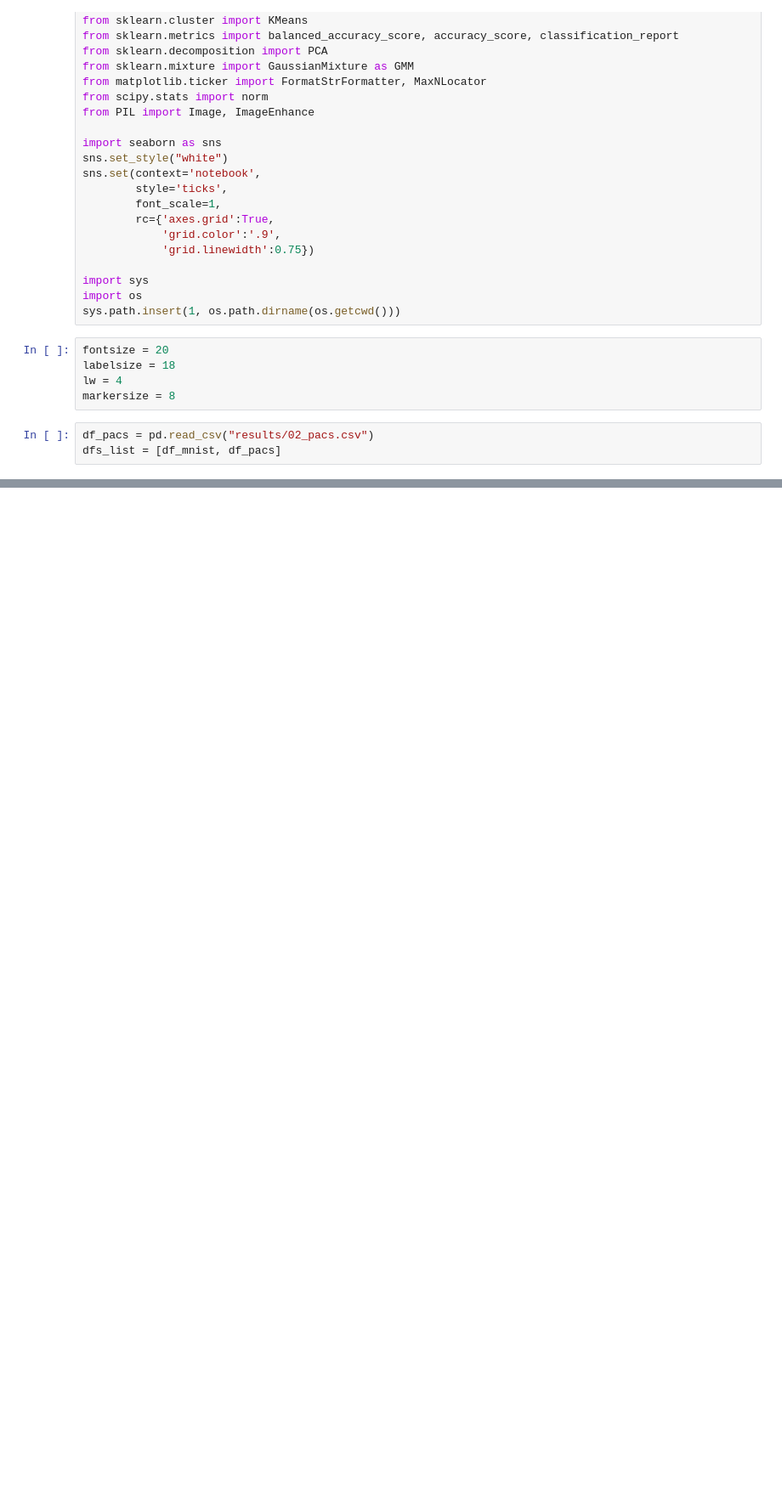
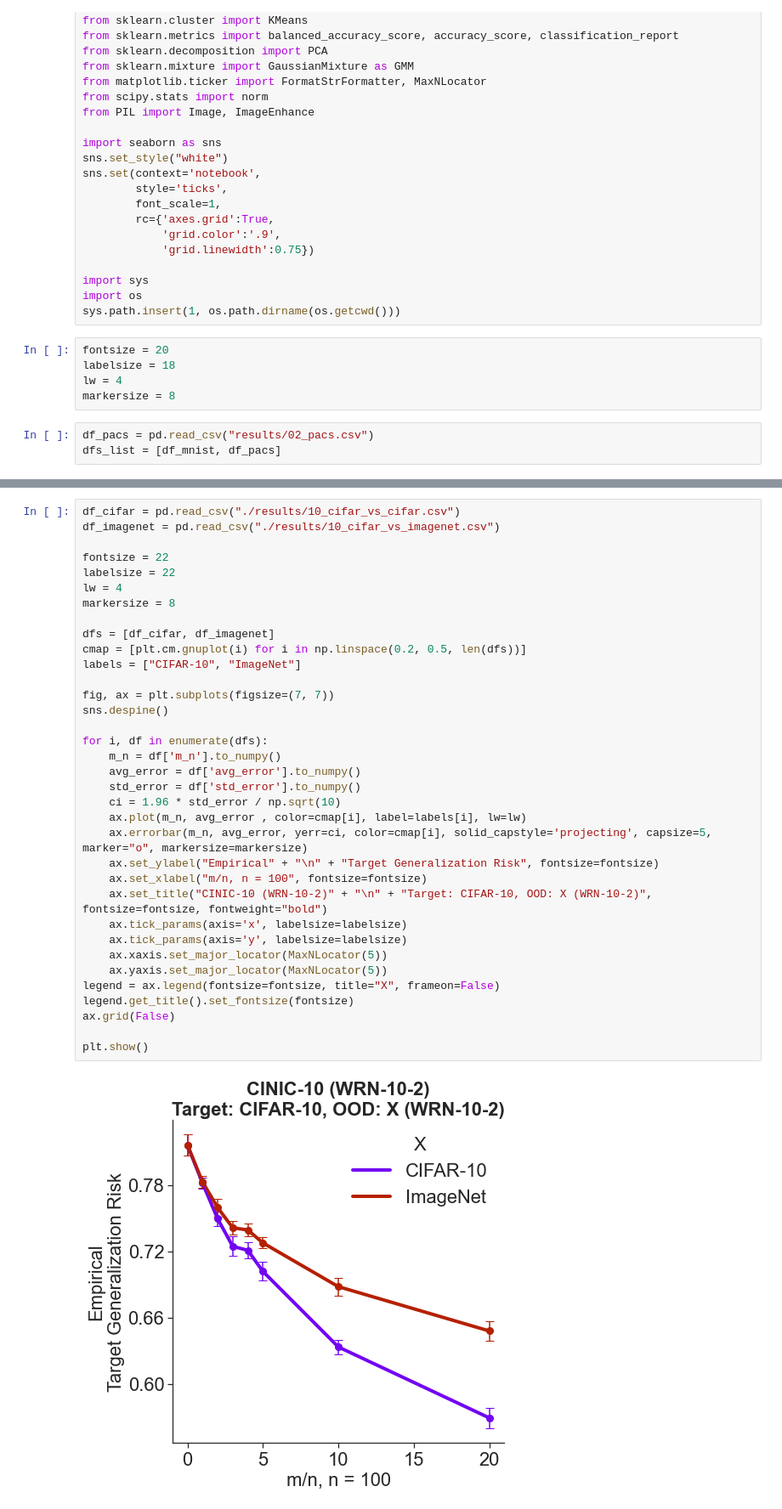
Before and after one commit to neurodata/value-of-ood-data, a Jupyter notebook: notebooks/3-deepnets.ipynb, the cells around one changed output, grey strips where cells are left out. Shown at 85% size. Cells and saved outputs as stored; diff of their text form; blank space fills up the shorter version.

```diff
--- a/notebooks/3-deepnets.ipynb
+++ b/notebooks/3-deepnets.ipynb
@@ -229,0 +367,37 @@ fig.savefig("../paper/figs/8-summary-plot.pdf", bbox_inches="tight")
+# %%
+df_cifar = pd.read_csv("./results/10_cifar_vs_cifar.csv")
+df_imagenet = pd.read_csv("./results/10_cifar_vs_imagenet.csv")
+
+fontsize = 22
+labelsize = 22
+lw = 4
+markersize = 8
+
+dfs = [df_cifar, df_imagenet]
+cmap = [plt.cm.gnuplot(i) for i in np.linspace(0.2, 0.5, len(dfs))]
+labels = ["CIFAR-10", "ImageNet"]
+
+fig, ax = plt.subplots(figsize=(7, 7))
+sns.despine()
+
+for i, df in enumerate(dfs):
+    m_n = df['m_n'].to_numpy()
+    avg_error = df['avg_error'].to_numpy()
+    std_error = df['std_error'].to_numpy()
+    ci = 1.96 * std_error / np.sqrt(10)
+    ax.plot(m_n, avg_error , color=cmap[i], label=labels[i], lw=lw)
+    ax.errorbar(m_n, avg_error, yerr=ci, color=cmap[i], solid_capstyle='projecting', capsize=5, marker="o", markersize=markersize)
+    ax.set_ylabel("Empirical" + "\n" + "Target Generalization Risk", fontsize=fontsize)
+    ax.set_xlabel("m/n, n = 100", fontsize=fontsize)
+    ax.set_title("CINIC-10 (WRN-10-2)" + "\n" + "Target: CIFAR-10, OOD: X (WRN-10-2)", fontsize=fontsize, fontweight="bold")
+    ax.tick_params(axis='x', labelsize=labelsize)
+    ax.tick_params(axis='y', labelsize=labelsize)
+    ax.xaxis.set_major_locator(MaxNLocator(5))
+    ax.yaxis.set_major_locator(MaxNLocator(5))
+legend = ax.legend(fontsize=fontsize, title="X", frameon=False)
+legend.get_title().set_fontsize(fontsize)
+ax.grid(False)
+
+plt.show()
+# %% [output]
+[figure, added]
```
Also changed, not shown: parts of 32 cells of this notebook.
